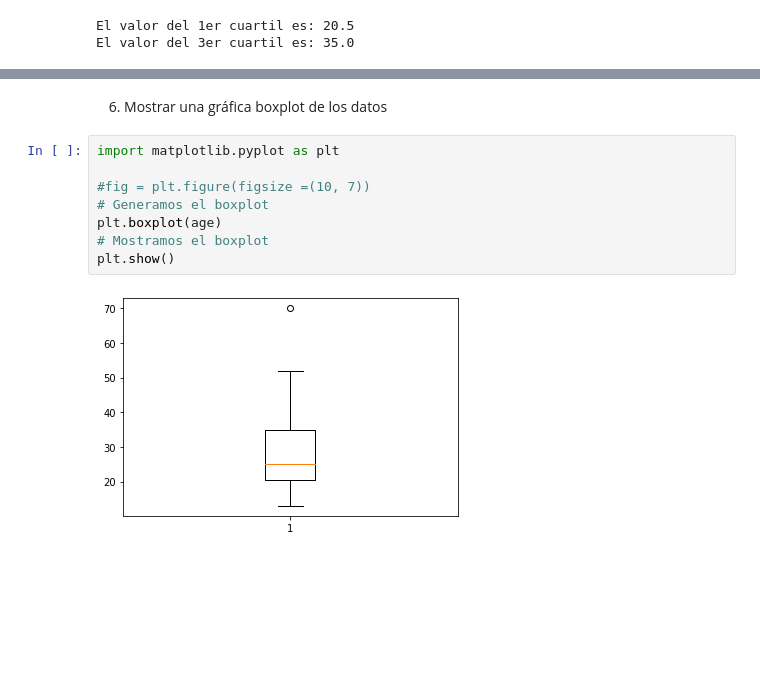
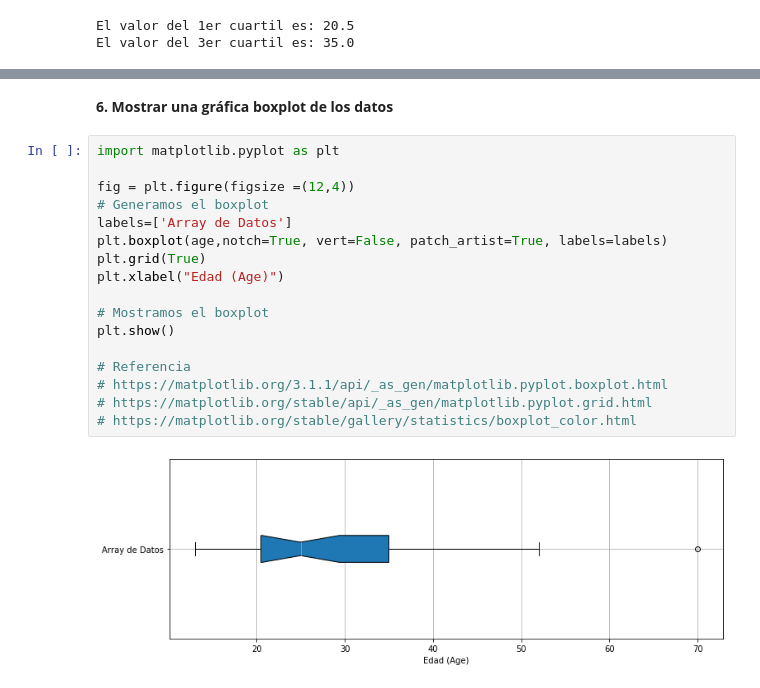
Before and after one commit to mark-ortiz/Doctorado, a Jupyter notebook: Mineria_de_Datos/AIU2.ipynb, the cells around one changed output, grey strips where cells are left out. Drawn from its saved outputs; the diff is of its cells as text; blank space fills up the shorter version.

```diff
--- a/Mineria_de_Datos/AIU2.ipynb
+++ b/Mineria_de_Datos/AIU2.ipynb
@@ -85,12 +95,21 @@ print (s1)
 # %% [markdown]
-6. Mostrar una gráfica boxplot de los datos
+**6. Mostrar una gráfica boxplot de los datos**
-# %%
-import matplotlib.pyplot as plt
-
-#fig = plt.figure(figsize =(10, 7))
-# Generamos el boxplot
-plt.boxplot(age)
-# Mostramos el boxplot
-plt.show()
-# %% [output]
-[figure, removed]
+# %%
+import matplotlib.pyplot as plt
+
+fig = plt.figure(figsize =(12,4))
+# Generamos el boxplot
+labels=['Array de Datos']
+plt.boxplot(age,notch=True, vert=False, patch_artist=True, labels=labels)
+plt.grid(True)
+plt.xlabel("Edad (Age)")
+
+# Mostramos el boxplot
+plt.show()
+
+# Referencia
+# https://matplotlib.org/3.1.1/api/_as_gen/matplotlib.pyplot.boxplot.html
+# https://matplotlib.org/stable/api/_as_gen/matplotlib.pyplot.grid.html
+# https://matplotlib.org/stable/gallery/statistics/boxplot_color.html
+# %% [output]
+[figure, added]
```
Also changed, not shown: parts of 37 cells of this notebook.
